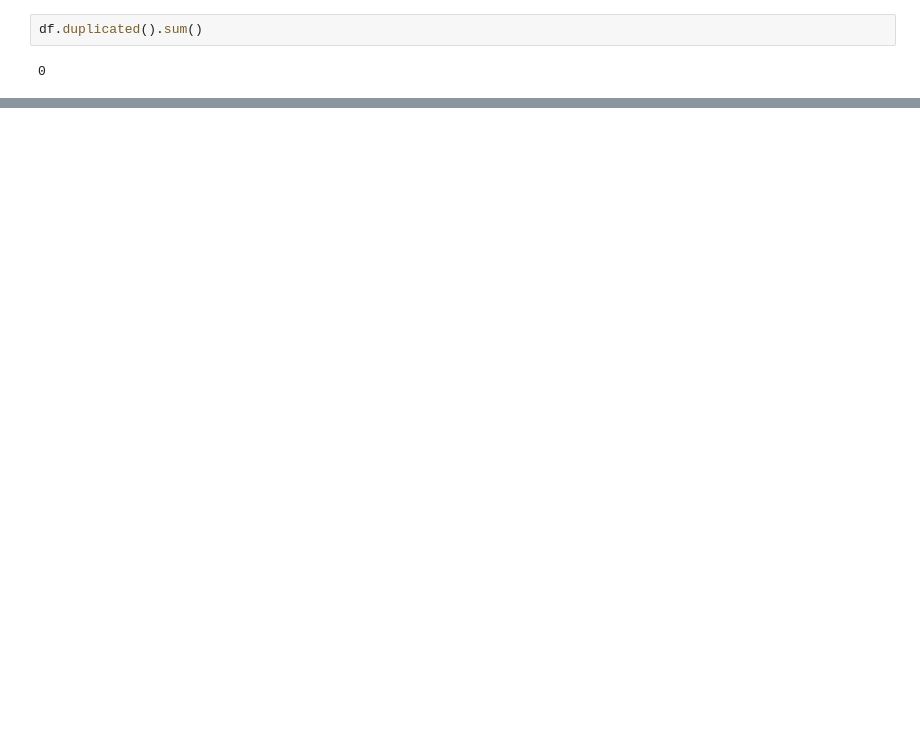
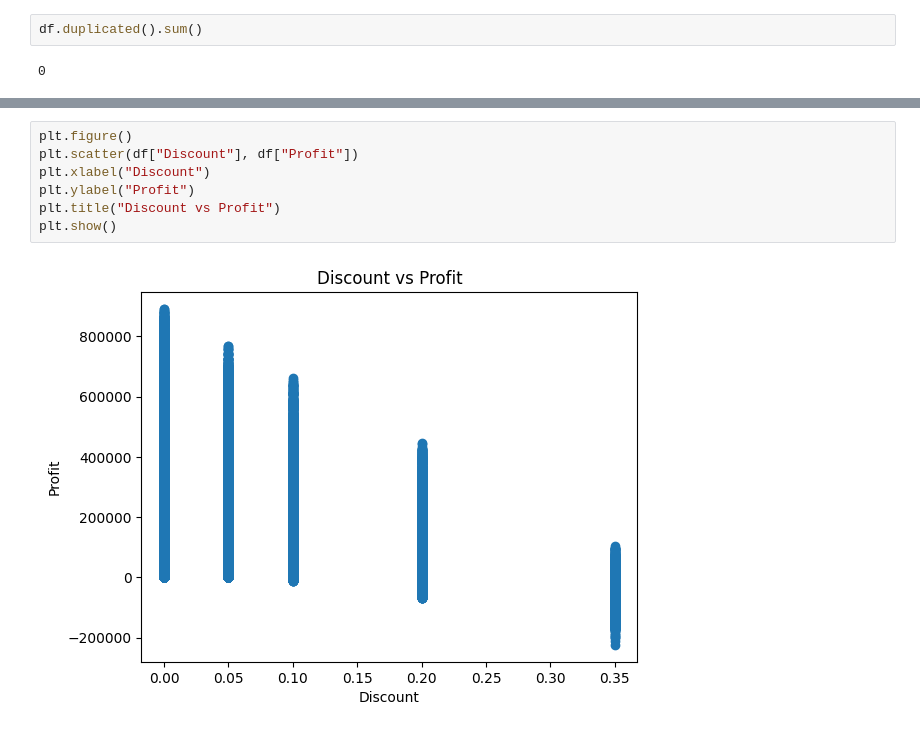
Before and after one commit to netebom/retail-sales-profitability-analysis-nigeria, a Jupyter notebook: notebook/Untitled.ipynb, the cells around one changed output, grey strips where cells are left out. Drawn from its saved outputs; the diff is of its cells as text; blank space fills up the shorter version.

```diff
--- a/notebook/Untitled.ipynb
+++ b/notebook/Untitled.ipynb
@@ -322,0 +335,9 @@ df.head()
+# %%
+plt.figure()
+plt.scatter(df["Discount"], df["Profit"])
+plt.xlabel("Discount")
+plt.ylabel("Profit")
+plt.title("Discount vs Profit")
+plt.show()
+# %% [output]
+[figure, added]
```
Also changed, not shown: parts of 44 cells of this notebook, 4 other files.
